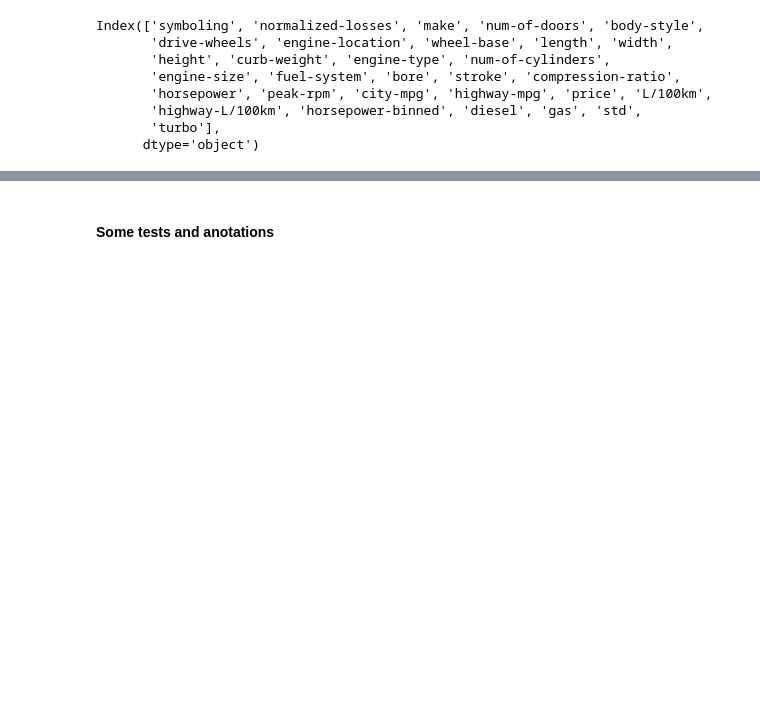
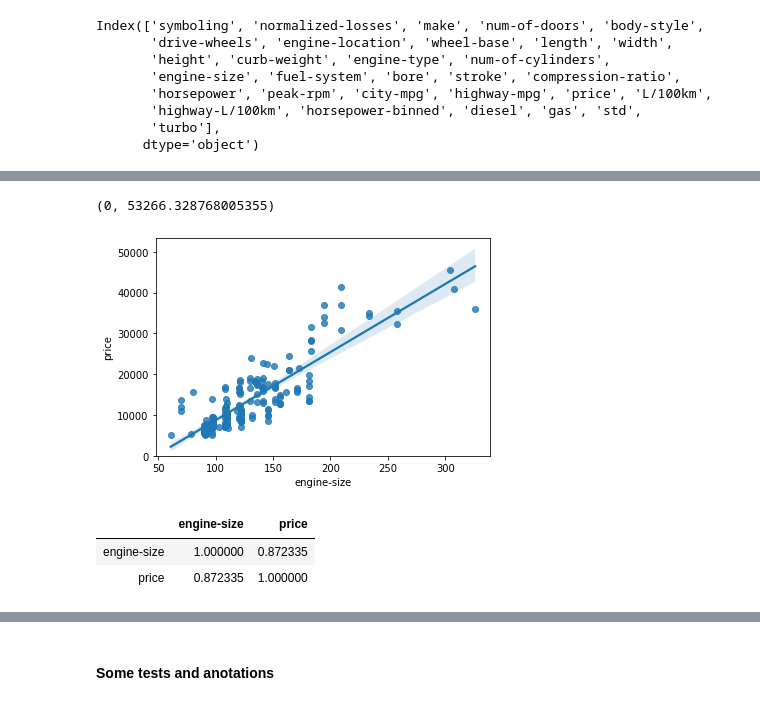
Before and after one commit to hahafael/IBM-s_data_science_course, a Jupyter notebook: wrapping_up_on_the_automobile_dataset.ipynb, the cells around one changed output, grey strips where cells are left out. Drawn from its saved outputs; the diff is of its cells as text; code cells hidden in the pictures; blank space fills up the shorter version.

```diff
--- a/wrapping_up_on_the_automobile_dataset.ipynb
+++ b/wrapping_up_on_the_automobile_dataset.ipynb
@@ -395,0 +399,7 @@ df.to_csv('clean_df.csv')
+# %%
+import seaborn as sns
+import matplotlib.pyplot as plt
+%matplotlib inline
+path='https://s3-api.us-geo.objectstorage.softlayer.net/cf-courses-data/CognitiveClass/DA0101EN/automobileEDA.csv'
+df = pd.read_csv(path)
+df.head()
@@ -395,0 +444,15 @@ df.to_csv('clean_df.csv')
+# %%
+# regplot: to see the how a variable predicts other. On the plot below, we predict the variable price using
+# the engine-size as predict variable. As the engine-size goes up, the price goes up too.
+
+sns.regplot(x="engine-size", y="price", data=df)
+plt.ylim(0,)
+# %% [output]
+(0, 53266.328768005355)
+[figure, added]
+# %%
+df[["engine-size", "price"]].corr() #We can see that the correlation between engine-size and price are high.
+# %% [output]
+|  | engine-size | price |
+| engine-size | 1.000000 | 0.872335 |
+| price | 0.872335 | 1.000000 |
```
Also changed, not shown: parts of 54 cells of this notebook.
